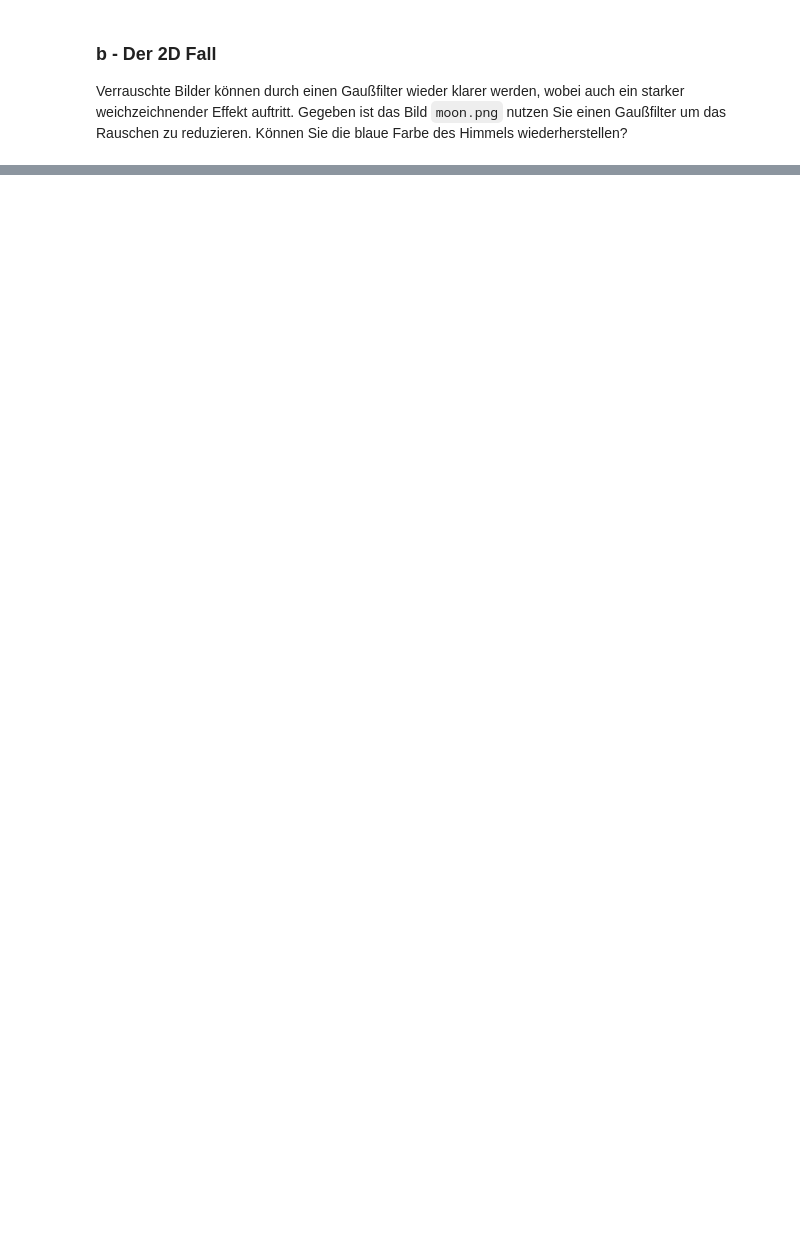
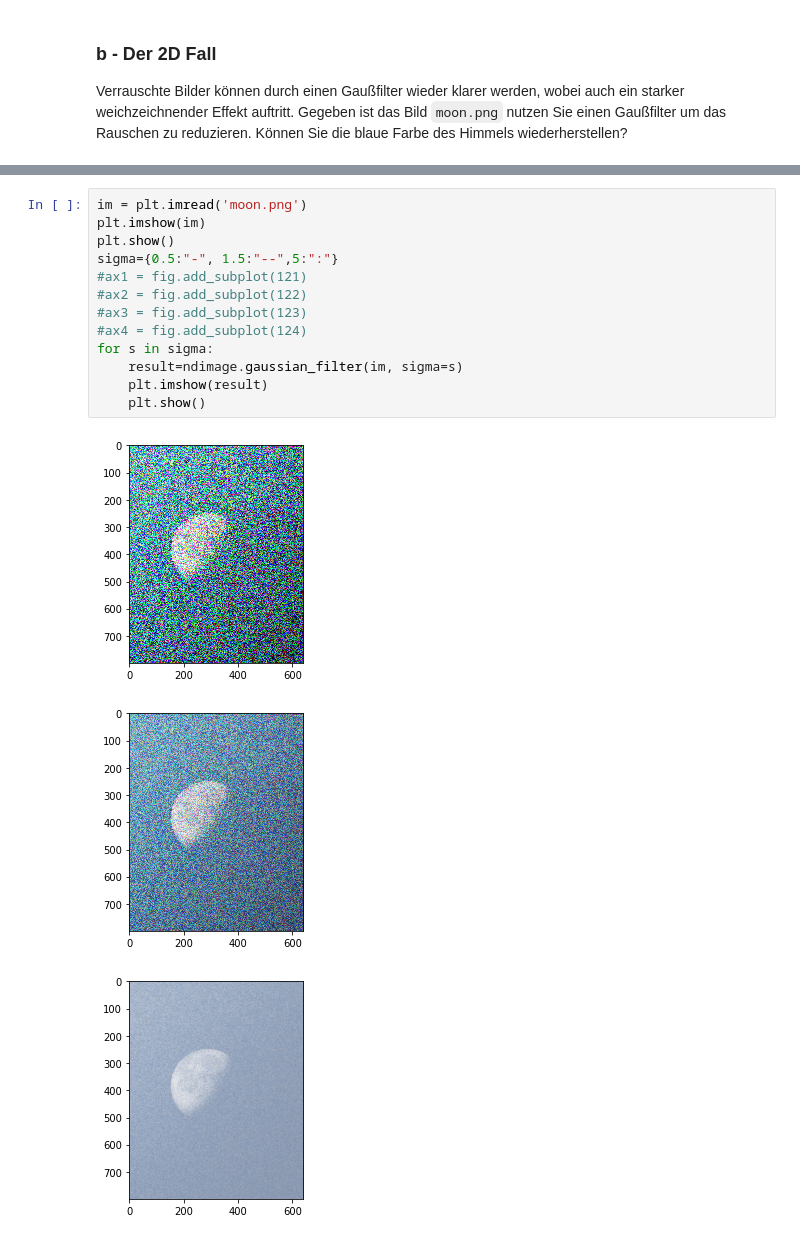
Before and after one commit to arminku/WDT-PZD-Group-3, a Jupyter notebook: SciPy/SciPy.ipynb, the cells around one changed output, grey strips where cells are left out. Drawn from its saved outputs; the diff is of its cells as text; blank space fills up the shorter version.

```diff
--- a/SciPy/SciPy.ipynb
+++ b/SciPy/SciPy.ipynb
@@ -242,0 +275,17 @@ plt.show()
+# %%
+im = plt.imread('moon.png')
+plt.imshow(im)
+plt.show()
+sigma={0.5:"-", 1.5:"--",5:":"}
+#ax1 = fig.add_subplot(121)
+#ax2 = fig.add_subplot(122)
+#ax3 = fig.add_subplot(123)
+#ax4 = fig.add_subplot(124)
+for s in sigma:
+    result=ndimage.gaussian_filter(im, sigma=s)
+    plt.imshow(result)
+    plt.show()
+# %% [output]
+[figure, added]
+[figure, added]
+[figure, added]
```
Also changed, not shown: parts of 20 cells of this notebook.
